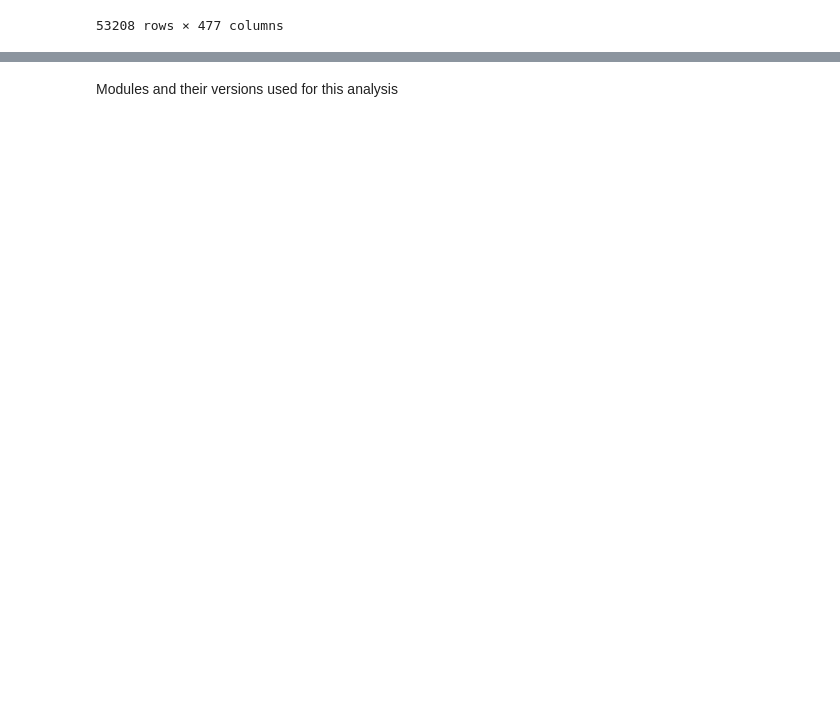
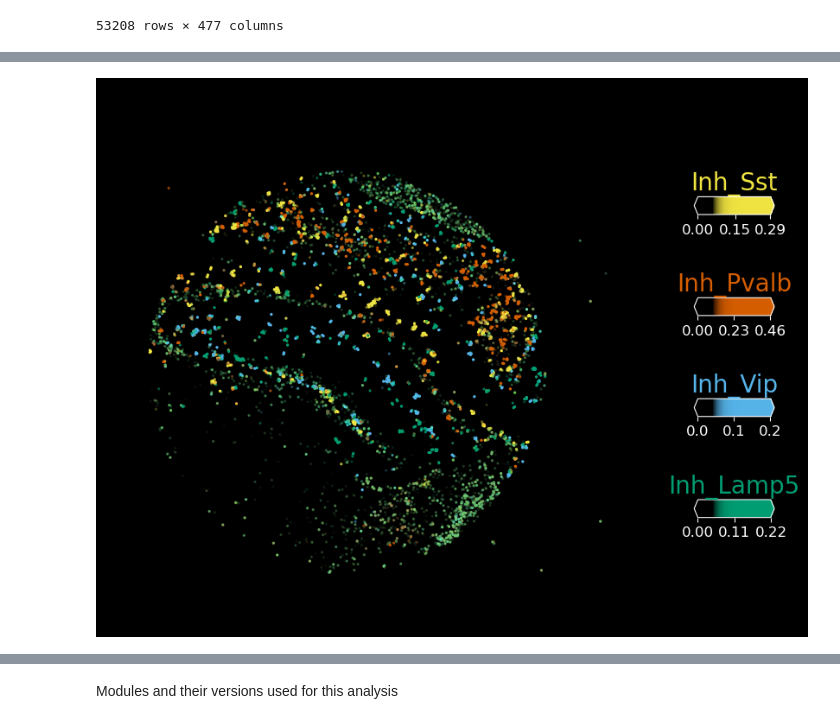
Before and after one commit to vitkl/cell2location_paper, a Jupyter notebook: notebooks/mouse_brain_slide_seq_v2/cell2location_short_demo_downstream_video.ipynb, the cells around one changed output, grey strips where cells are left out. Cells and saved outputs as stored; diff of their text form; code cells hidden in the pictures; blank space fills up the shorter version.

```diff
--- a/notebooks/mouse_brain_slide_seq_v2/cell2location_short_demo_downstream_video.ipynb
+++ b/notebooks/mouse_brain_slide_seq_v2/cell2location_short_demo_downstream_video.ipynb
@@ -144,6 +148,9 @@ sel_spot_fact.columns = sel_clust
 s = slide.obs['batch'][0]
 model_folder = f'{sp_results_folder}{run_name}'
 
+mpl.rc_file_defaults()
+mpl.rcParams['pdf.fonttype'] = 42 # enables correct plotting of text
+mpl.rcParams['savefig.dpi'] = 400
 with mpl.rc_context({'figure.figsize': (10, 10),
                     'savefig.facecolor': 'black'}):
     plot_video_mapping(slide,
@@ -151,11 +158,12 @@ with mpl.rc_context({'figure.figsize': (10, 10),
                  slide.obs['batch'], sel_spot_fact,
                  sel_clust, sel_clust,
                  sample_id=s, adata_cluster_col='annotation_1', cell_fact_df=None,
-                 step_n=list((np.array([30, 80, 15, 45, 80, 30]) * 0.4).astype(int)),
+                 step_n=list((np.array([45, 80, 15, 45, 80, 45])).astype(int)),
                  step_quantile=[1, 1, 1, 1, 0.99, 0.99],
 
-                 sc_point_size=3, aver_point_size=20, sp_point_size=1.4,
+                 sc_point_size=1, aver_point_size=20, sp_point_size=1.4,
                  sc_alpha=0.6, sp_alpha=1, sc_power=20, sp_power=20,
+                 reorder_cmap=[0, 1, 2, 3, 4, 6],
                  sc_accel_power=3, sp_accel_power=3, sc_accel_decel=True, sp_accel_decel=False,
 
                  sc_jitter=None, sp_jitter=None, adjust_text=False,
@@ -223,0 +232,33 @@ video:1918kB audio:0kB subtitle:0kB other streams:0kB global headers:0kB muxing
+# %%
+from cell2location.plt.mapping_video import plot_spatial
+save_path = f'{results_folder}{run_name}/plots/figures/'
+
+slide = adata_vis
+
+slide.obsm['spatial'] = slide.obsm['spatial'] - slide.obsm['spatial'].min(0) + np.array([500, 414])
+slide.obsm['spatial'] = slide.obsm['spatial'].astype(int)
+images = np.zeros((slide.obsm['spatial'].max(0)[0] + 500,
+                   slide.obsm['spatial'].max(0)[1] + 414, 3))
+
+# select up to 6 clusters
+sel_clust = ['Inh_Sst', 'Inh_Pvalb', 'Inh_Vip', 'Inh_Lamp5']
+sel_clust_lab = ['Inh_Sst', 'Inh_Pvalb', 'Inh_Vip', 'Inh_Lamp5']
+sel_clust_col = ['q05_spot_factors' + str(i) for i in sel_clust]
+
+mpl.rc_file_defaults()
+rcParams['pdf.fonttype'] = 42 # enables correct plotting of text
+with mpl.rc_context({"figure.figsize": (10,10)}):
+
+    fig = plot_spatial(slide.obs[sel_clust_col],
+                  coords=slide.obsm['spatial'],
+                  show_img=True, img_alpha=1, img=images,
+                  max_color_quantile=0.99,
+                  circle_diameter=1.4, alpha_scaling=1, labels=sel_clust_lab,
+                 style='dark_background',
+                       colorbar_position='right',
+                     colorbar_shape={'vertical_gaps': 2, 'horizontal_gaps': 0.18},
+                )
+    #fig.savefig(f'{save_path}Fig2H_HPC_multicell_maps.pdf',
+    #            bbox_inches='tight', facecolor='black')
+# %% [output]
+[figure, added]
```
Also changed, not shown: parts of 7 cells of this notebook, 11 other files.
